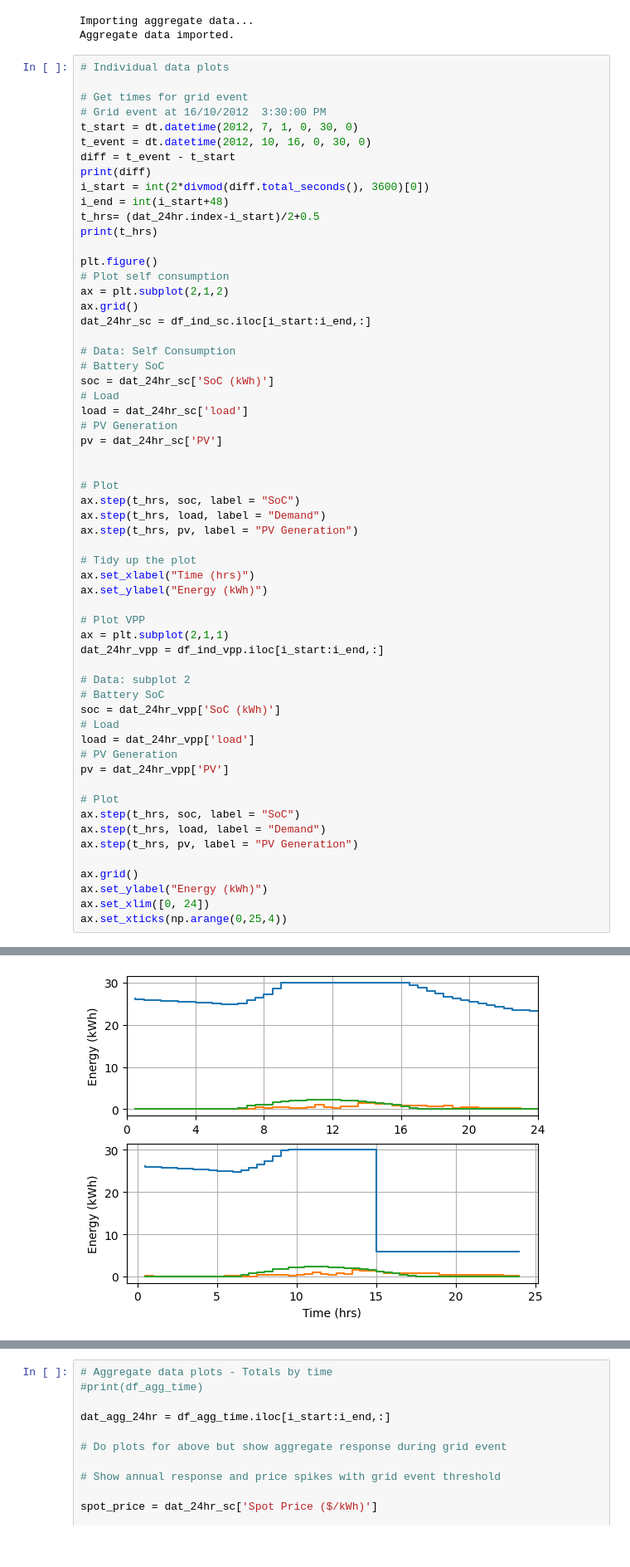
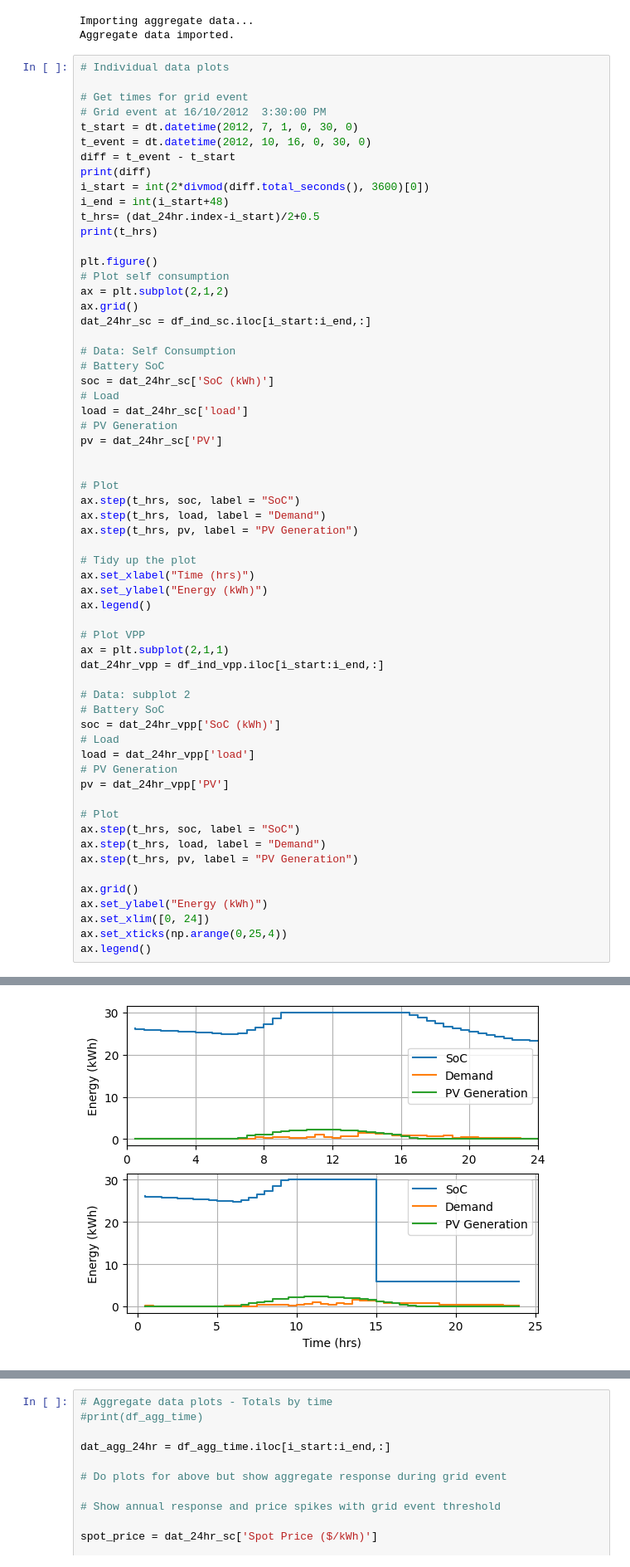
Before and after one commit to mabrett1234/ELEC9715_project, a Jupyter notebook: plotting_speedrun.ipynb, the cells around one changed output, grey strips where cells are left out. Shown at 83% size. Drawn from its saved outputs; the diff is of its cells as text.

```diff
--- a/plotting_speedrun.ipynb
+++ b/plotting_speedrun.ipynb
@@ -76,6 +76,7 @@ ax.step(t_hrs, pv, label = "PV Generation")
 # Tidy up the plot
 ax.set_xlabel("Time (hrs)")
 ax.set_ylabel("Energy (kWh)")
+ax.legend()
 
 # Plot VPP
 ax = plt.subplot(2,1,1)
@@ -98,6 +99,7 @@ ax.grid()
 ax.set_ylabel("Energy (kWh)")
 ax.set_xlim([0, 24])
 ax.set_xticks(np.arange(0,25,4))
+ax.legend()
 # %% [output]
 107 days, 0:00:00
 Index([ 0.5,  1.0,  1.5,  2.0,  2.5,  3.0,  3.5,  4.0,  4.5,  5.0,  5.5,  6.0,
@@ -115,4 +111,4 @@ Index([ 0.5,  1.0,  1.5,  2.0,  2.5,  3.0,  3.5,  4.0,  4.5,  5.0,  5.5,  6.0,
-[figure, old version]
+[figure, new version]
 # %%
 # Data subplot 2
 plt.figure()
```
Also changed, not shown: parts of 3 cells of this notebook, 5 other files.
